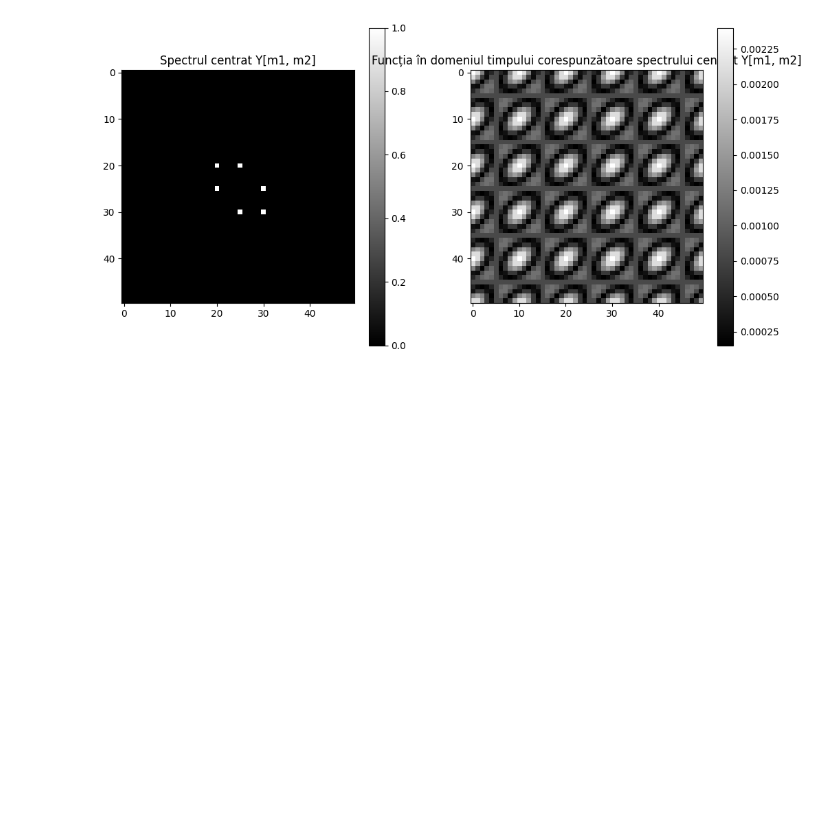
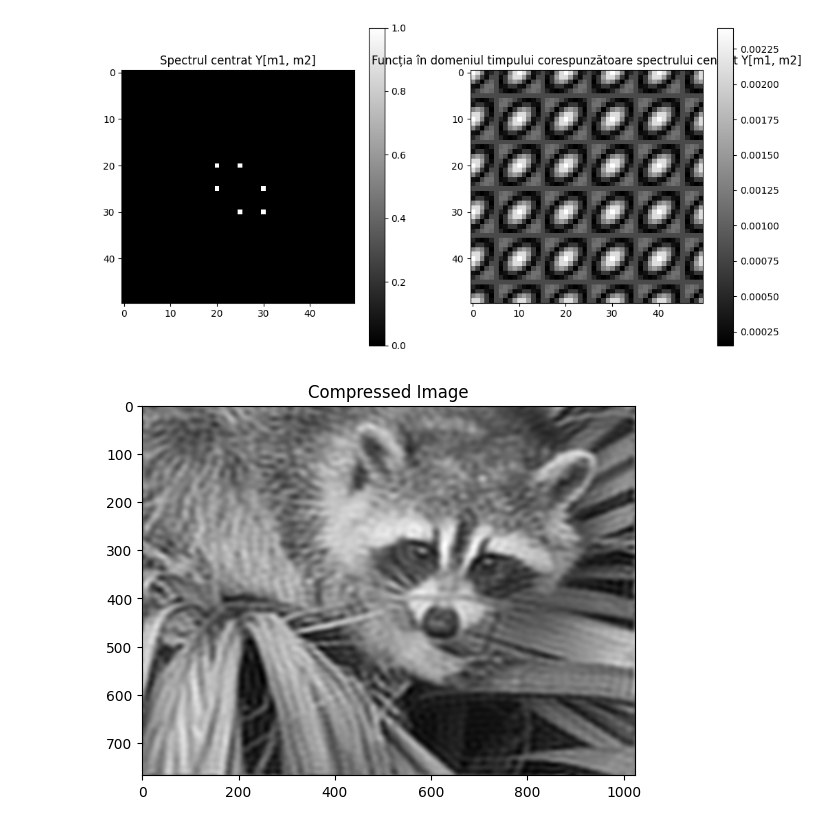
Before and after one commit to CristinaA24/Laborator-PS, a Jupyter notebook: lab7.ipynb, the cells around one changed output. Saved outputs shown, nothing was run; the diff lists cells and outputs as text; code cells hidden in the pictures; blank space fills up the shorter version.

```diff
--- a/lab7.ipynb
+++ b/lab7.ipynb
@@ -145,3 +145,53 @@ plt.show()
 [figure]
 [figure]
 [figure]
+# %%
+#2
+
+import scipy
+from scipy import ndimage
+import numpy as np
+import matplotlib.pyplot as plt
+from scipy.fftpack import fftshift, ifftshift, fft2, ifft2
+
+def low_pass_filter(img, cutoff_radius):
+    """
+    Apply a low-pass filter to the given image in the frequency domain.
+
+    :param img: Image in the frequency domain (after applying fftshift).
+    :param cutoff_radius: Radius of the low-pass filter circle.
+    :return: Filtered image in the frequency domain.
+    """
+    rows, cols = img.shape
+    center_row, center_col = rows // 2, cols // 2
+
+    # Create a mask with a circle of ones and the rest zeros
+    Y, X = np.ogrid[:rows, :cols]
+    distance_from_center = np.sqrt((X - center_col)**2 + (Y - center_row)**2)
+    mask = distance_from_center <= cutoff_radius
+
+    return img * mask
+
+# Loading the image
+X = scipy.datasets.face(gray=True)
+
+# Apply Fourier transform to the image
+F = fft2(X)
+F_shifted = fftshift(F)
+
+# Choose a cutoff radius for the low-pass filter
+cutoff_radius = 50  # Example value, can be adjusted
+
+# Apply the low-pass filter
+F_filtered = low_pass_filter(F_shifted, cutoff_radius)
+
+# Applying inverse Fourier transform to get the compressed image
+F_filtered_unshifted = ifftshift(F_filtered)
+compressed_image = np.real(ifft2(F_filtered_unshifted))
+
+# Displaying the compressed image
+plt.imshow(compressed_image, cmap=plt.cm.gray)
+plt.title("Compressed Image")
+plt.show()
+# %% [output]
+[figure, added]
```
Also changed, not shown: parts of 1 cell of this notebook.
